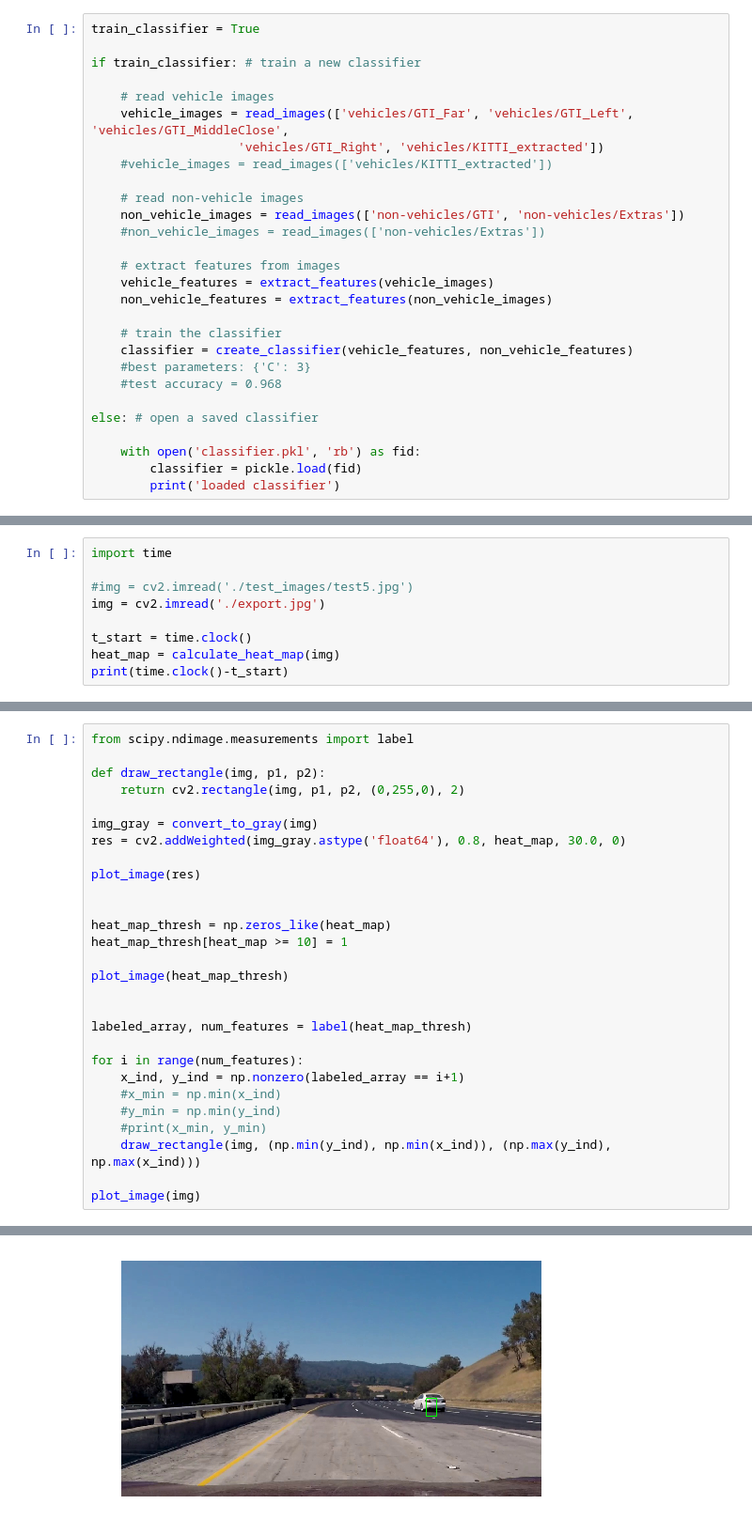
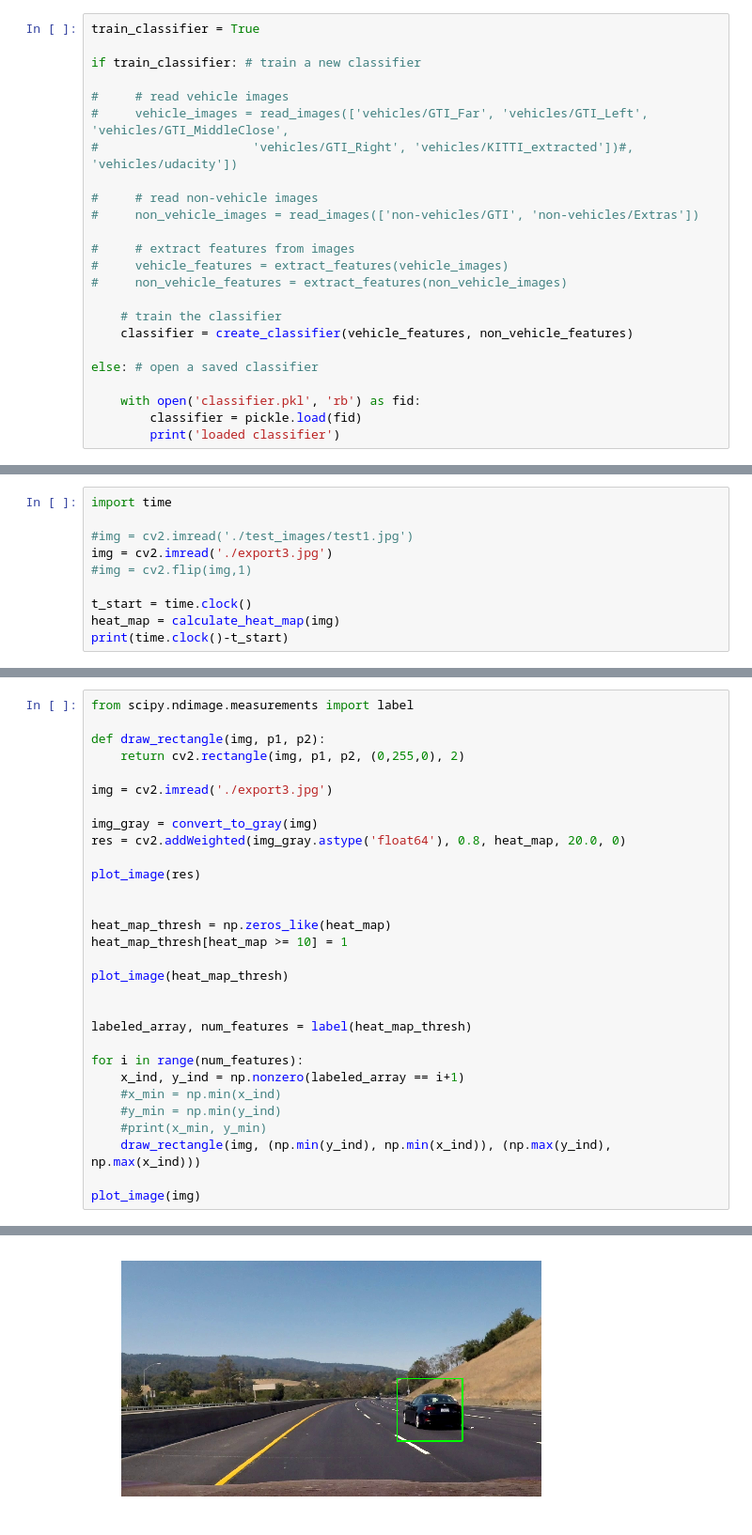
Before and after one commit to Corni33/CarND_P5_VehicleDetection, a Jupyter notebook: vehicle_detection.ipynb, the cells around one changed output, grey strips where cells are left out. Shown at 94% size. Cells and saved outputs as stored; diff of their text form.

```diff
--- a/vehicle_detection.ipynb
+++ b/vehicle_detection.ipynb
@@ -236,23 +179,19 @@ train_classifier = True
 
 if train_classifier: # train a new classifier
 
-    # read vehicle images
-    vehicle_images = read_images(['vehicles/GTI_Far', 'vehicles/GTI_Left', 'vehicles/GTI_MiddleClose',
-                    'vehicles/GTI_Right', 'vehicles/KITTI_extracted'])
-    #vehicle_images = read_images(['vehicles/KITTI_extracted'])
+#     # read vehicle images
+#     vehicle_images = read_images(['vehicles/GTI_Far', 'vehicles/GTI_Left', 'vehicles/GTI_MiddleClose',
+#                     'vehicles/GTI_Right', 'vehicles/KITTI_extracted'])#, 'vehicles/udacity'])
 
-    # read non-vehicle images
-    non_vehicle_images = read_images(['non-vehicles/GTI', 'non-vehicles/Extras'])
-    #non_vehicle_images = read_images(['non-vehicles/Extras'])
+#     # read non-vehicle images
+#     non_vehicle_images = read_images(['non-vehicles/GTI', 'non-vehicles/Extras'])
 
-    # extract features from images
-    vehicle_features = extract_features(vehicle_images)
-    non_vehicle_features = extract_features(non_vehicle_images)
+#     # extract features from images
+#     vehicle_features = extract_features(vehicle_images)
+#     non_vehicle_features = extract_features(non_vehicle_images)
 
     # train the classifier
     classifier = create_classifier(vehicle_features, non_vehicle_features)
-    #best parameters: {'C': 3}
-    #test accuracy = 0.968
 
 else: # open a saved classifier
 
@@ -445,8 +353,9 @@ def calculate_heat_map(img_orig):
 # %%
 import time
 
-#img = cv2.imread('./test_images/test5.jpg')
-img = cv2.imread('./export.jpg')
+#img = cv2.imread('./test_images/test1.jpg')
+img = cv2.imread('./export3.jpg')
+#img = cv2.flip(img,1)
 
 t_start = time.clock()
 heat_map = calculate_heat_map(img)
@@ -459,8 +368,10 @@ from scipy.ndimage.measurements import label
 def draw_rectangle(img, p1, p2):
     return cv2.rectangle(img, p1, p2, (0,255,0), 2)
 
+img = cv2.imread('./export3.jpg')
+
 img_gray = convert_to_gray(img)
-res = cv2.addWeighted(img_gray.astype('float64'), 0.8, heat_map, 30.0, 0)
+res = cv2.addWeighted(img_gray.astype('float64'), 0.8, heat_map, 20.0, 0)
 
 plot_image(res)
 
@@ -487,4 +398,4 @@ plot_image(img)
-[figure, old version]
+[figure, new version]
 # %%
 
 
```
Also changed, not shown: parts of 15 cells of this notebook.
